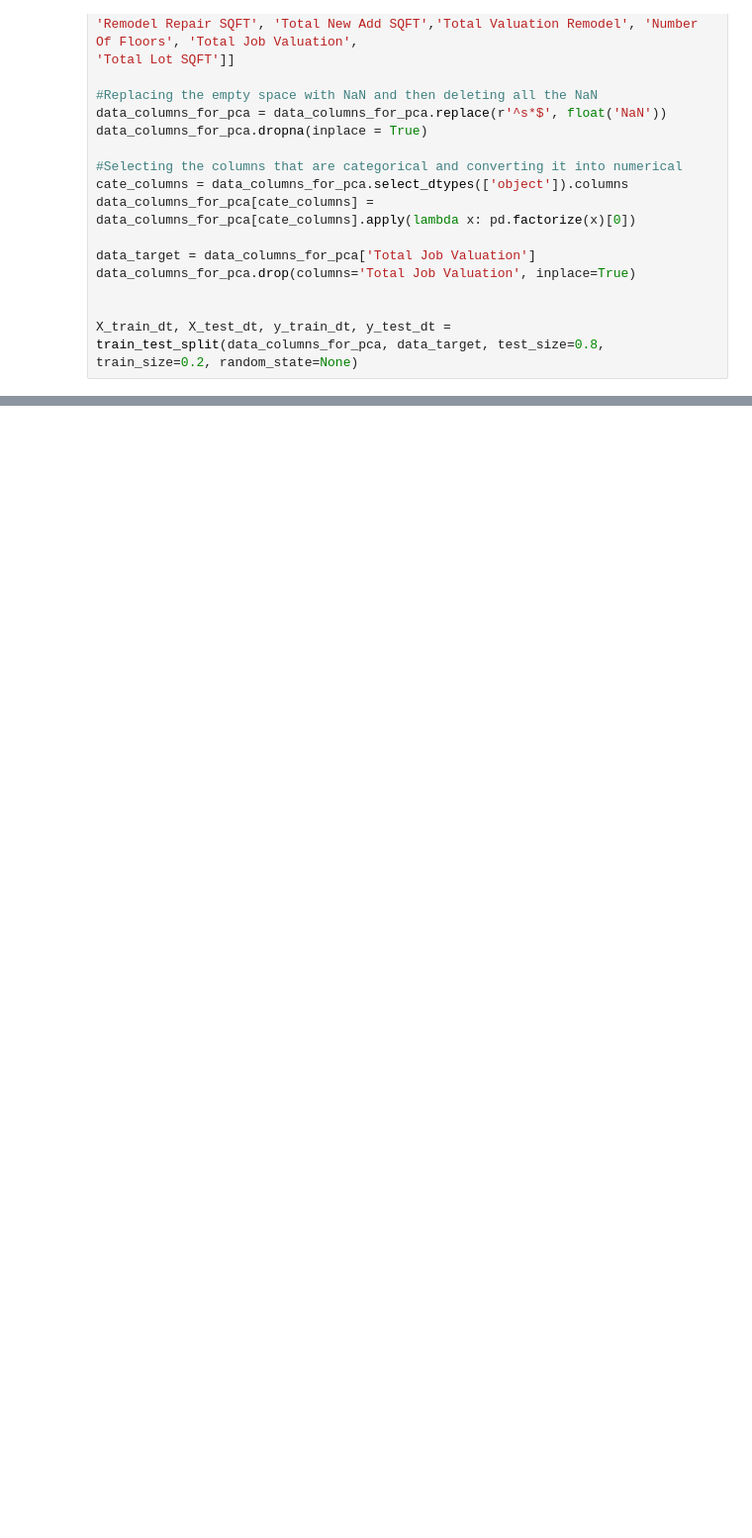
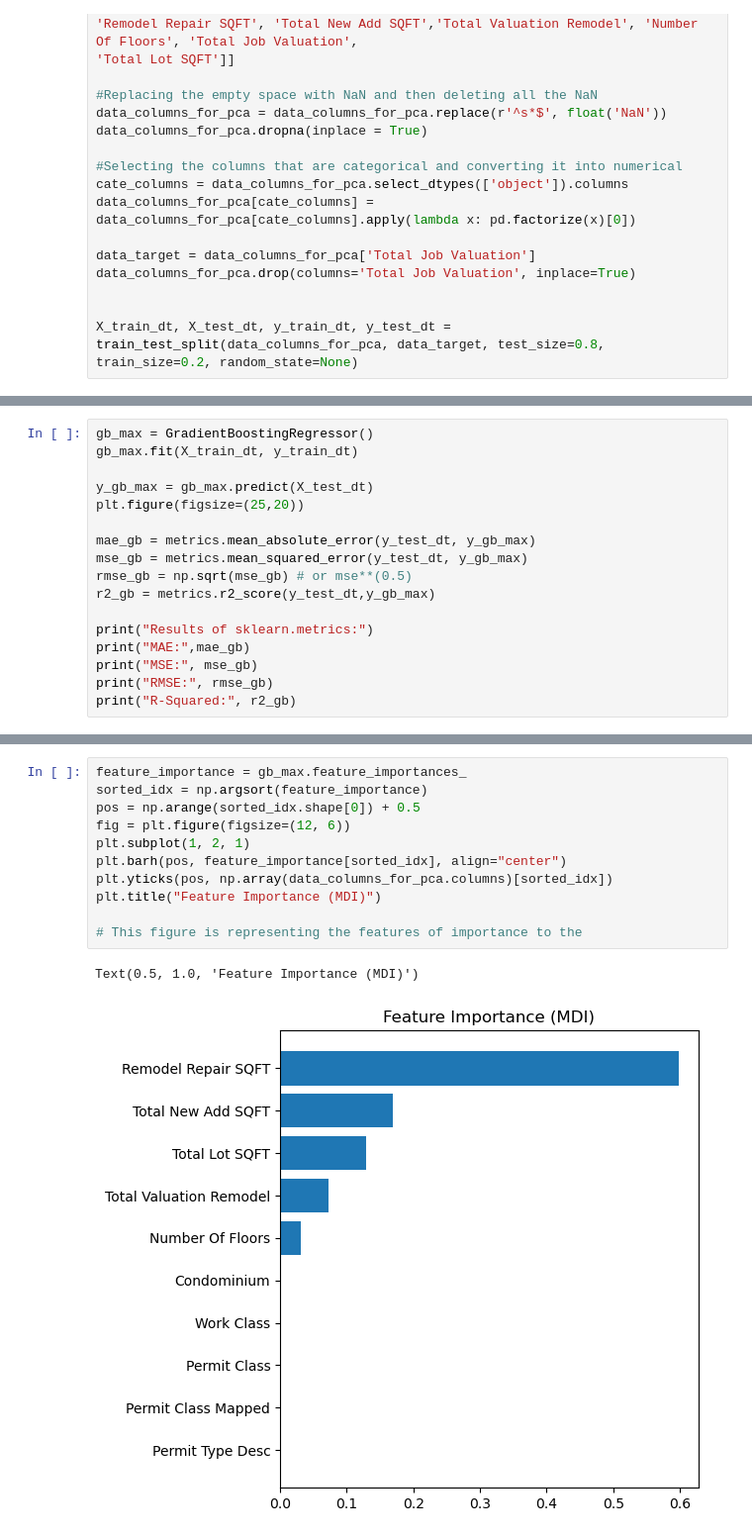
Before and after one commit to Josephslee99/CSE4-587Project, a Jupyter notebook: phase2David.ipynb, the cells around one changed output, grey strips where cells are left out. Shown at 99% size. Saved outputs shown, nothing was run; the diff lists cells and outputs as text; blank space fills up the shorter version.

```diff
--- a/phase2David.ipynb
+++ b/phase2David.ipynb
@@ -69,0 +145,17 @@ tree.plot_tree(dt_max3)
+# %%
+gb_max = GradientBoostingRegressor()
+gb_max.fit(X_train_dt, y_train_dt)
+
+y_gb_max = gb_max.predict(X_test_dt)
+plt.figure(figsize=(25,20))
+
+mae_gb = metrics.mean_absolute_error(y_test_dt, y_gb_max)
+mse_gb = metrics.mean_squared_error(y_test_dt, y_gb_max)
+rmse_gb = np.sqrt(mse_gb) # or mse**(0.5)
+r2_gb = metrics.r2_score(y_test_dt,y_gb_max)
+
+print("Results of sklearn.metrics:")
+print("MAE:",mae_gb)
+print("MSE:", mse_gb)
+print("RMSE:", rmse_gb)
+print("R-Squared:", r2_gb)
@@ -69,0 +169,14 @@ tree.plot_tree(dt_max3)
+# %%
+feature_importance = gb_max.feature_importances_
+sorted_idx = np.argsort(feature_importance)
+pos = np.arange(sorted_idx.shape[0]) + 0.5
+fig = plt.figure(figsize=(12, 6))
+plt.subplot(1, 2, 1)
+plt.barh(pos, feature_importance[sorted_idx], align="center")
+plt.yticks(pos, np.array(data_columns_for_pca.columns)[sorted_idx])
+plt.title("Feature Importance (MDI)")
+
+# This figure is representing the features of importance to the
+# %% [output]
+Text(0.5, 1.0, 'Feature Importance (MDI)')
+[figure, added]
```
Also changed, not shown: parts of 17 cells of this notebook, 2 other files.
